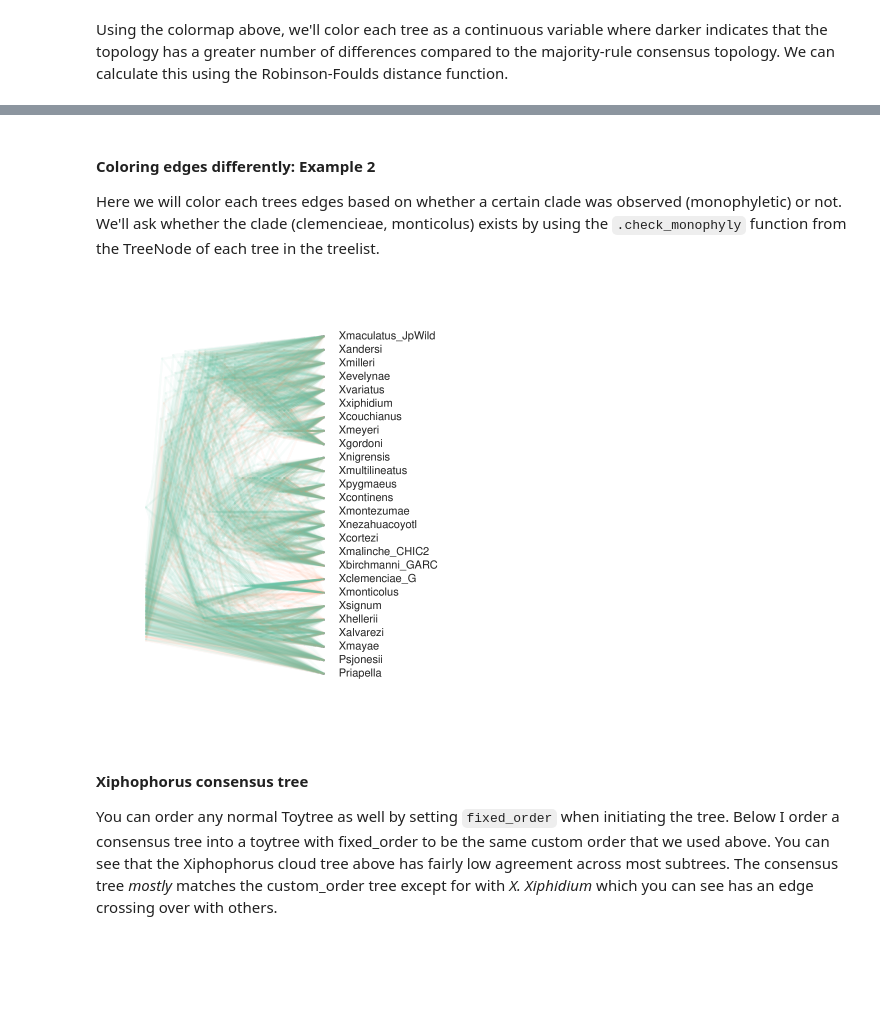
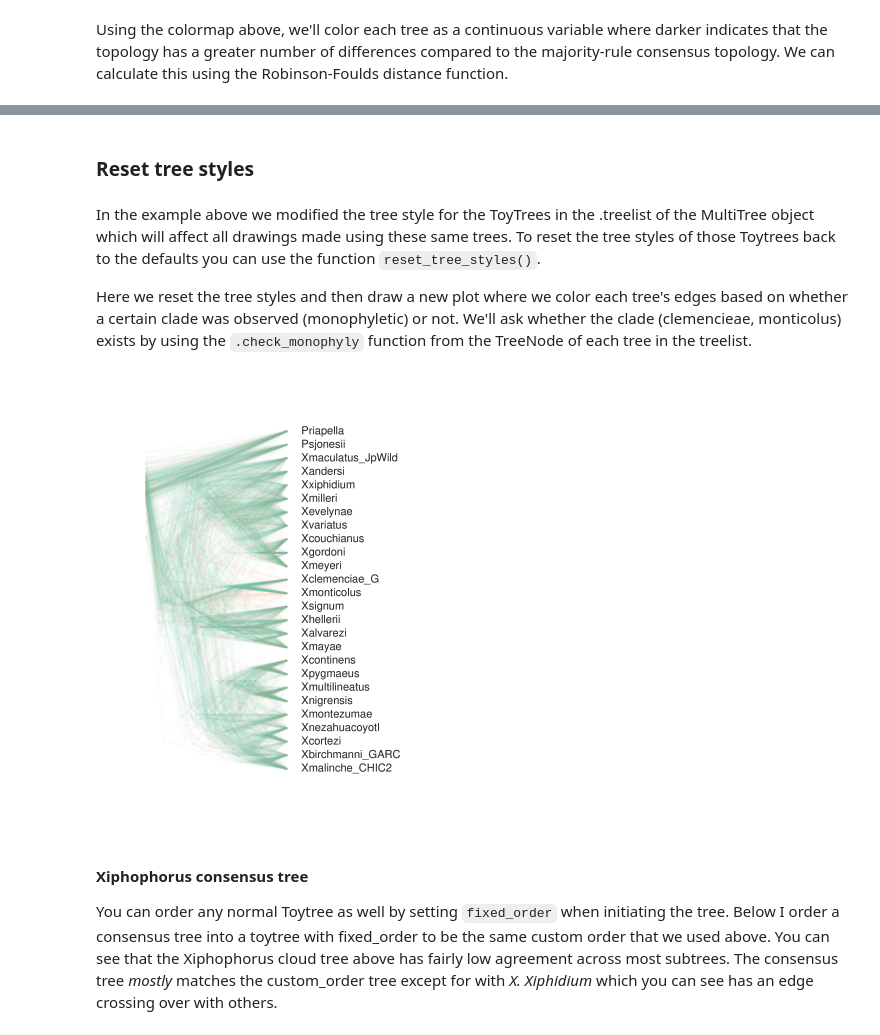
Before and after one commit to eaton-lab/toytree, a Jupyter notebook: docs/7-multitrees.ipynb, the cells around one changed output, grey strips where cells are left out. Saved outputs shown, nothing was run; the diff lists cells and outputs as text; code cells hidden in the pictures; blank space fills up the shorter version.

```diff
--- a/docs/7-multitrees.ipynb
+++ b/docs/7-multitrees.ipynb
@@ -132,7 +143,7 @@ c, a = mtre0.draw_cloud_tree(
 ### Example: <i>Xiphophorus fishes</i>
 Data set for reconstructing a densitree figure from [Cui et al. (2013)](https://datadryad.org/resource/doi:10.5061/dryad.8bt72/1). I've taken the nexus file from the paper's dryad repository and converted it to newick and saved it online so it can be easily downloaded. The file contains 160 trees representing mrbayes consensus trees inferred for different genomic regions.
 # %%
-fish = toytree.mtree("https://eaton-lab.org/data/Xiphophorus-160mb-consenstrees.tre")
+fish = toytree.mtree("https://eaton-lab.org/data/densitree.nex")
 # %%
 fish.draw_tree_grid(
     height=300,
@@ -266,7 +279,7 @@ cfish.write("fish-trees.tre")
 MultiTrees objects are really useful for comparing tree topologies, especially when combined with CloudTree drawings and TreeNode calculations for comparing trees. In the examples below I create plots that color trees differently depending on their topology.
 # %%
 # a linear color map
-colormap = toyplot.color.brewer.map("BlueGreen")
+colormap = toyplot.color.brewer.map("BlueRed")
 colormap
 # %% [output]
 <toyplot.color.LinearMap at 0x...>
@@ -274,12 +287,12 @@ colormap
 Using the colormap above, we'll color each tree as a continuous variable where darker indicates that the topology has a greater number of differences compared to the majority-rule consensus topology. We can calculate this using the Robinson-Foulds distance function.
 # %%
 # get consensus tree
-fishcons = cfish.get_consensus_tree()
+fishcons = fish.get_consensus_tree()
 
 # calculate RF distances relative to consensus tree
 rfdists = np.array([
     fishcons.treenode.robinson_foulds(i.treenode, unrooted_trees=True)[0]
-    for i in cfish.treelist
+    for i in fish.treelist
 ])
 
 # print the first 10 values
@@ -311,13 +324,12 @@ CloudTrees take an extra argument `edge_styles`, which is different from the nor
 # %%
-# create a list of edge_style dictionaries
-edicts = [{"stroke": col, "opacity": 0.05} for col in colors]
+# set edge stroke (color) using colors list created above
+for idx, tree in enumerate(fish.treelist):
+    tree.style.edge_style["stroke"] = colors[idx]
 
-# draw cfish tree with a list of arguments for edge_style
-draw = cfish.draw_cloud_tree(
+# draw fish tree with a list of arguments for edge_style
+draw = fish.draw_cloud_tree(
     height=450,
     width=500,
-    edge_styles=edicts,
-    tip_labels=[
-        "<i>{}. {}</i>".format(i[0], i[1:]) for i in customorder],
+    edge_style={"opacity": 0.03}
 );
 # %% [output]
@@ -325,26 +337,33 @@ draw = cfish.draw_cloud_tree(
+# %% [markdown]
+### Reset tree styles
 # %% [markdown]
-#### Coloring edges differently: Example 2
-Here we will color each trees edges based on whether a certain clade was observed (monophyletic) or not. We'll ask whether the clade (clemencieae, monticolus) exists by using the `.check_monophyly` function from the TreeNode of each tree in the treelist.
+In the example above we modified the tree style for the ToyTrees in the .treelist of the MultiTree object which will affect all drawings made using these same trees. To reset the tree styles of those Toytrees back to the defaults you can use the function `reset_tree_styles()`.
+
+Here we reset the tree styles and then draw a new plot where we color each tree's edges based on whether a certain clade was observed (monophyletic) or not. We'll ask whether the clade (clemencieae, monticolus) exists by using the `.check_monophyly` function from the TreeNode of each tree in the treelist.
 # %%
+# clear the styling that we added to the ToyTrees in the treelist above
+fish.reset_tree_styles()
+
 # get boolean list checking monophyly of clade I in each subtree
 monophyly = [
     i.treenode.check_monophyly(('Xmonticolus', 'Xclemenciae_G'), "name")[0]
-    for i in cfish.treelist
+    for i in fish.treelist
 ]
 
-# translate boolean list into two color values
-colormono = [
-    toytree.colors[0] if i else toytree.colors[1] for i in monophyly
-]
+# set tree edge stroke colors using monophyly list
+for idx, tree in enumerate(fish.treelist):
+    if monophyly[idx]:
+        tree.style.edge_colors = toytree.colors[0]
+    else:
+        tree.style.edge_colors = toytree.colors[1]
 
 # plot cloud tree using edge_styles
-draw = cfish.draw_cloud_tree(
+draw = fish.draw_cloud_tree(
     height=450,
     width=500,
-    edge_styles=[{"stroke": i, "opacity": 0.05} for i in colormono],
 );
 # %% [output]
-[figure, old version]
+[figure, new version]
 # %% [markdown]
 #### Xiphophorus consensus tree
 You can order any normal Toytree as well by setting `fixed_order` when initiating the tree. Below I order a consensus tree into a toytree with fixed_order to be the same custom order that we used above. You can see that the Xiphophorus cloud tree above has fairly low agreement across most subtrees. The consensus tree _mostly_ matches the custom_order tree except for with *X. Xiphidium* which you can see has an edge crossing over with others.
```
Also changed, not shown: parts of 25 cells of this notebook, 5 other files.
